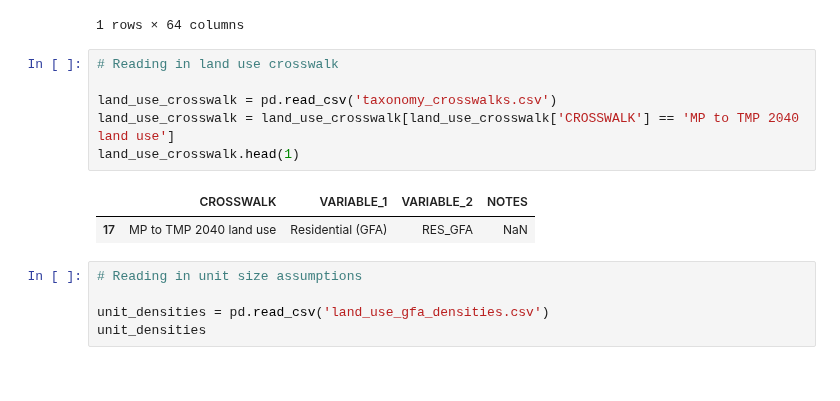
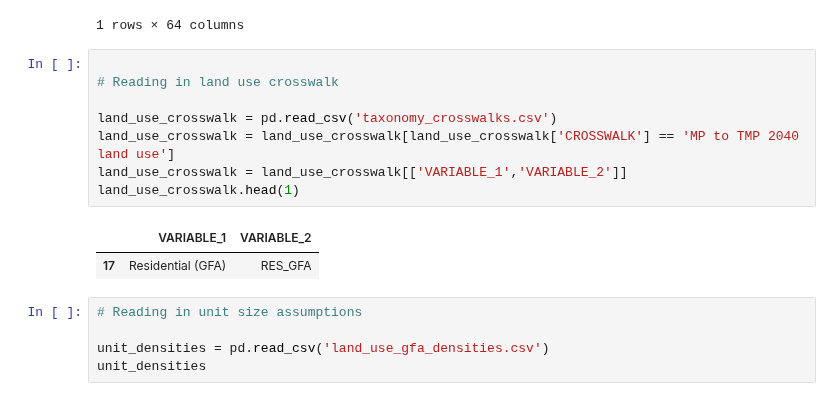
Before and after one commit to BuroHappoldLegacySoup/PlanCapitalLandModel, a Jupyter notebook: Module 1 Masterplan to TAZ Allocation.ipynb, the cells around one changed output. Saved outputs shown, nothing was run; the diff lists cells and outputs as text.

```diff
--- a/Module 1 Masterplan to TAZ Allocation.ipynb
+++ b/Module 1 Masterplan to TAZ Allocation.ipynb
@@ -28,14 +28,16 @@ tmp_2040_input.head(1)
 | 0 | 1.0 | ADM | MP | 2.0 | 9.0 | 11.0 | 28.0 | Saadiyat Island | 283.0 | ... |
 1 rows × 64 columns
 # %%
+
 # Reading in land use crosswalk
 
 land_use_crosswalk = pd.read_csv('taxonomy_crosswalks.csv')
 land_use_crosswalk = land_use_crosswalk[land_use_crosswalk['CROSSWALK'] == 'MP to TMP 2040 land use']
+land_use_crosswalk = land_use_crosswalk[['VARIABLE_1','VARIABLE_2']]
 land_use_crosswalk.head(1)
 # %% [output]
-|  | CROSSWALK | VARIABLE_1 | VARIABLE_2 | NOTES |
-| 17 | MP to TMP 2040 land use | Residential (GFA) | RES_GFA | NaN |
+|  | VARIABLE_1 | VARIABLE_2 |
+| 17 | Residential (GFA) | RES_GFA |
 # %%
 # Reading in unit size assumptions
 
```
Also changed, not shown: parts of 9 cells of this notebook, 1 other file.
